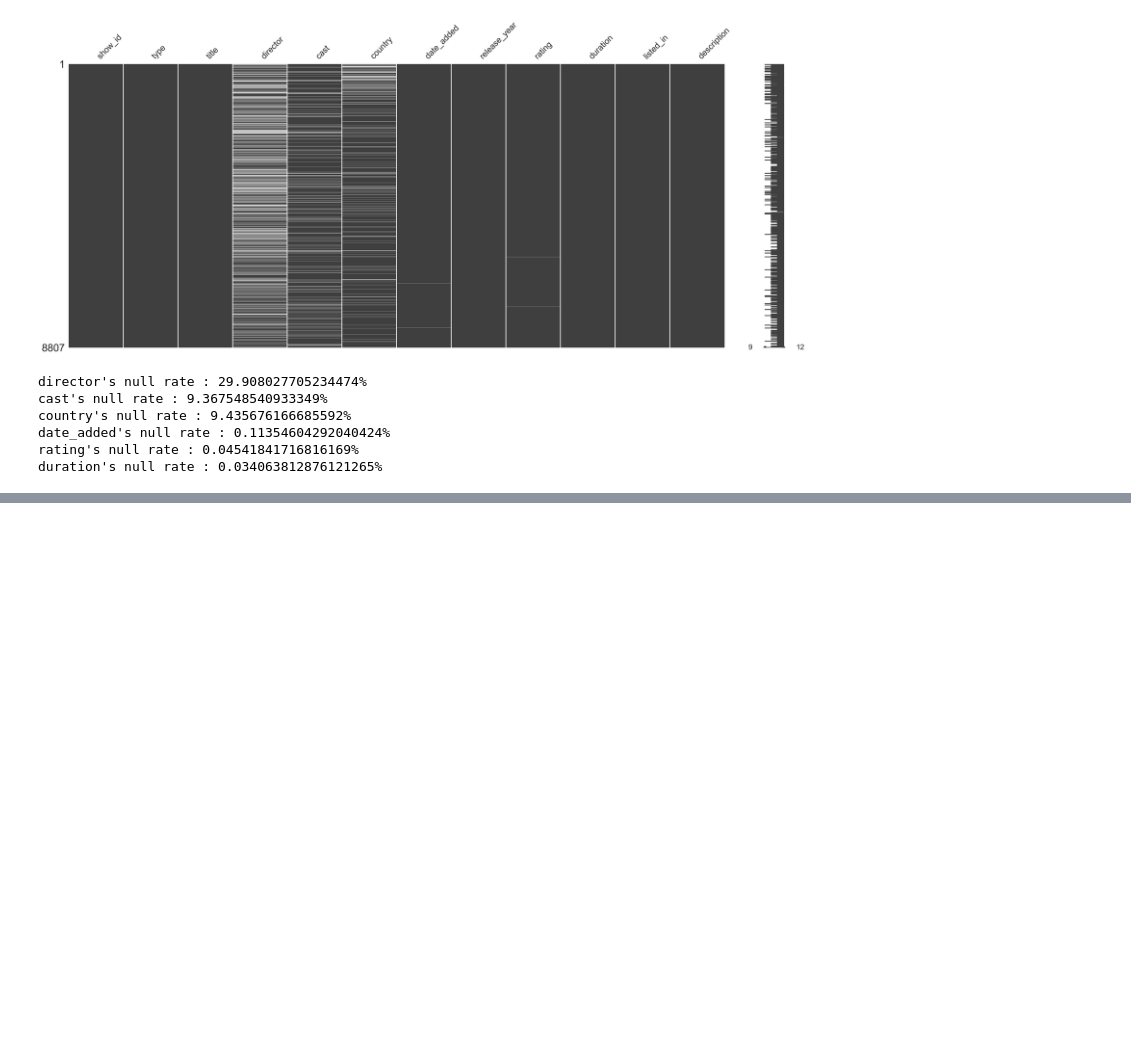
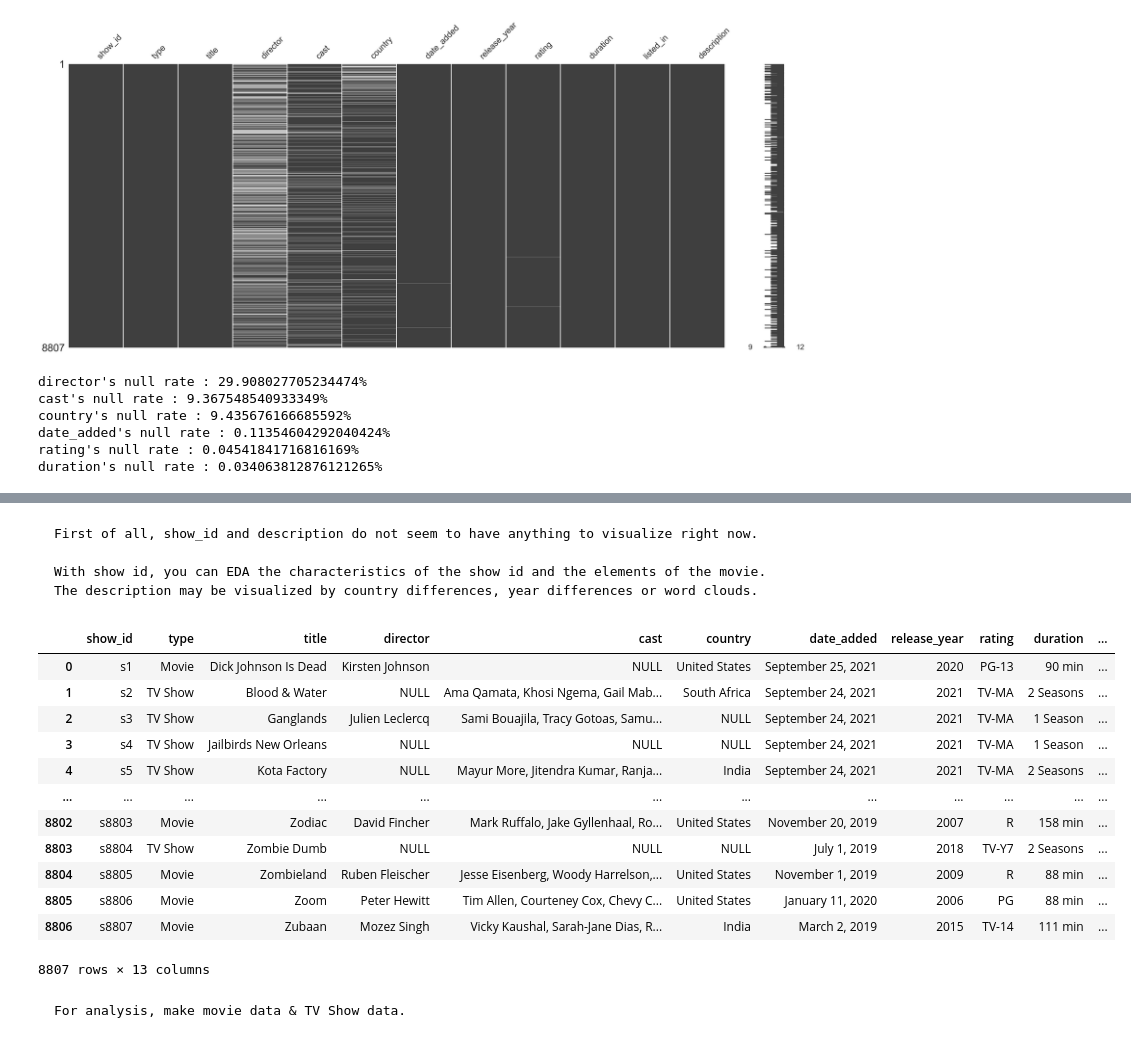
Before and after one commit to Manojkc15/BigData, a Jupyter notebook: Story Telling with Data/storytelling_with_data.ipynb, the cells around one changed output, grey strips where cells are left out. Drawn from its saved outputs; the diff is of its cells as text; code cells hidden in the pictures; blank space fills up the shorter version.

```diff
--- a/storytelling_with_data.ipynb
+++ b/Story Telling with Data/storytelling_with_data.ipynb
@@ -49,0 +76,27 @@ duration's null rate : 0.034063812876121265%
+# %% [markdown]
+    First of all, show_id and description do not seem to have anything to visualize right now.
+
+    With show id, you can EDA the characteristics of the show id and the elements of the movie. The description may be visualized by country differences, year differences or word clouds.
+# %%
+data = data.fillna('NULL')
+data['year_added'] = data['date_added'].apply(lambda x :  x.split(',')[-1])
+data['year_added'] = data['year_added'].apply(lambda x : x if x != 'NULL' else '2020')
+data['year_added'] = data['year_added'].apply(int)
+# %%
+data
+# %% [output]
+|  | show_id | type | title | director | cast | country | date_added | release_year | rating | duration | ... |
+| 0 | s1 | Movie | Dick Johnson Is Dead | Kirsten Johnson | NULL | United States | September 25, 2021 | 2020 | PG-13 | 90 min | ... |
+| 1 | s2 | TV Show | Blood & Water | NULL | Ama Qamata, Khosi Ngema, Gail Mab... | South Africa | September 24, 2021 | 2021 | TV-MA | 2 Seasons | ... |
+| 2 | s3 | TV Show | Ganglands | Julien Leclercq | Sami Bouajila, Tracy Gotoas, Samu... | NULL | September 24, 2021 | 2021 | TV-MA | 1 Season | ... |
+| 3 | s4 | TV Show | Jailbirds New Orleans | NULL | NULL | NULL | September 24, 2021 | 2021 | TV-MA | 1 Season | ... |
+| 4 | s5 | TV Show | Kota Factory | NULL | Mayur More, Jitendra Kumar, Ranja... | India | September 24, 2021 | 2021 | TV-MA | 2 Seasons | ... |
+| ... | ... | ... | ... | ... | ... | ... | ... | ... | ... | ... | ... |
+| 8802 | s8803 | Movie | Zodiac | David Fincher | Mark Ruffalo, Jake Gyllenhaal, Ro... | United States | November 20, 2019 | 2007 | R | 158 min | ... |
+| 8803 | s8804 | TV Show | Zombie Dumb | NULL | NULL | NULL | July 1, 2019 | 2018 | TV-Y7 | 2 Seasons | ... |
+| 8804 | s8805 | Movie | Zombieland | Ruben Fleischer | Jesse Eisenberg, Woody Harrelson,... | United States | November 1, 2019 | 2009 | R | 88 min | ... |
+| 8805 | s8806 | Movie | Zoom | Peter Hewitt | Tim Allen, Courteney Cox, Chevy C... | United States | January 11, 2020 | 2006 | PG | 88 min | ... |
+| 8806 | s8807 | Movie | Zubaan | Mozez Singh | Vicky Kaushal, Sarah-Jane Dias, R... | India | March 2, 2019 | 2015 | TV-14 | 111 min | ... |
+8807 rows × 13 columns
+# %% [markdown]
+    For analysis, make movie data & TV Show data.
```
Also changed, not shown: parts of 7 cells of this notebook, 2 other files.
